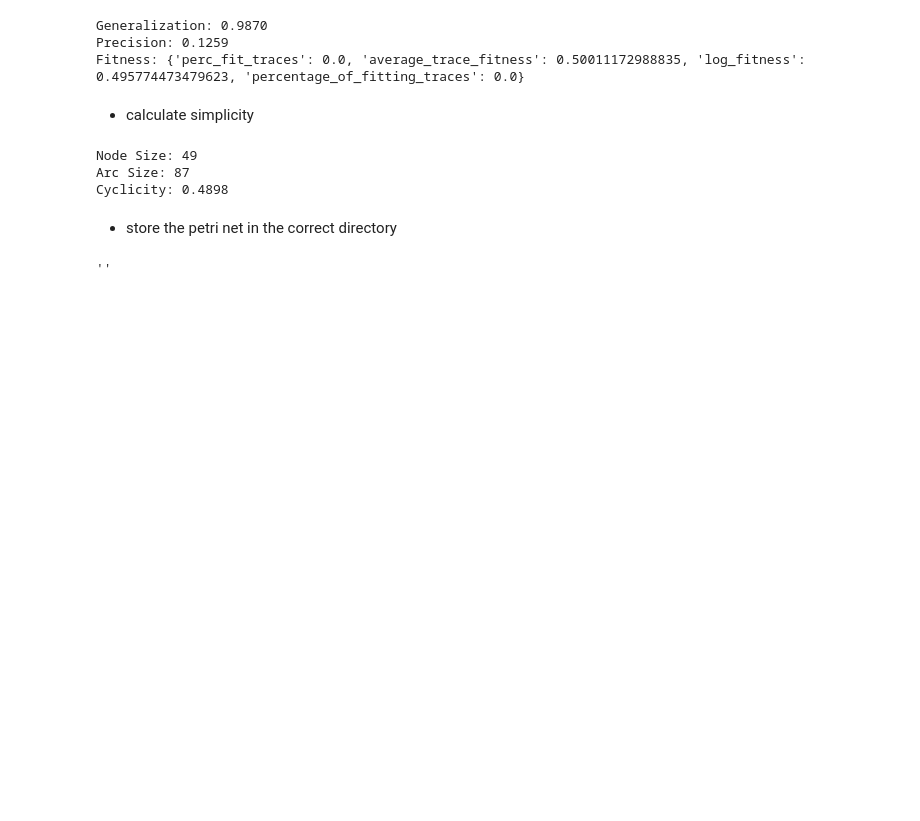
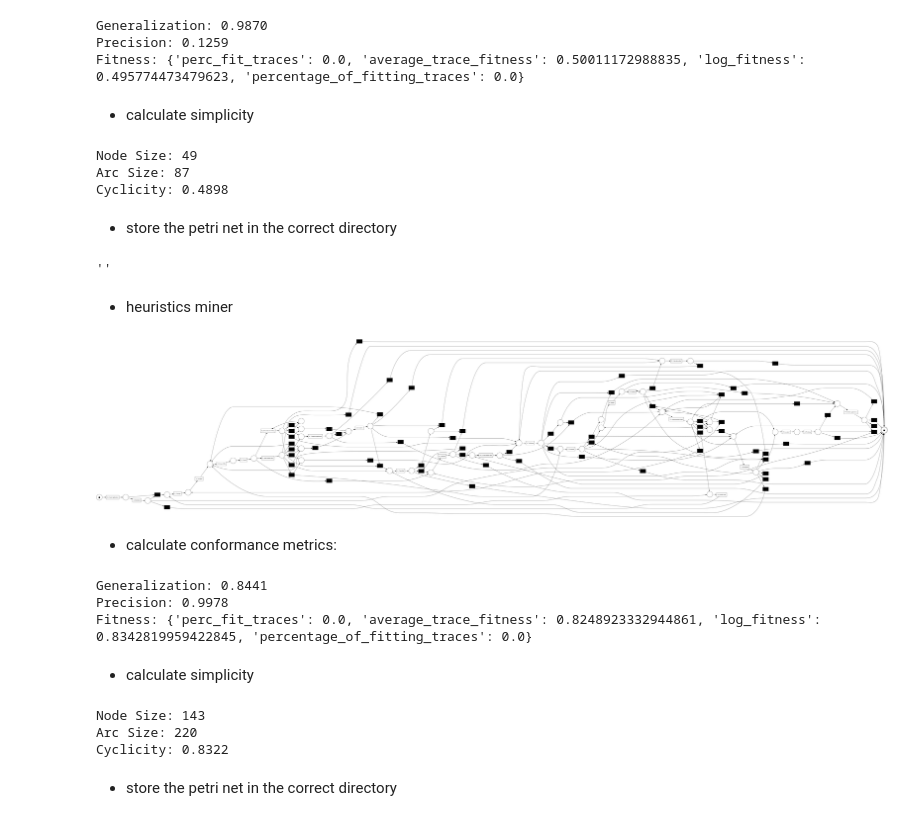
Before and after one commit to danielsich/BPIC_17_Data2Process, a Jupyter notebook: notebooks/process_model_creation_validation.ipynb, the cells around one changed output. Drawn from its saved outputs; the diff is of its cells as text; code cells hidden in the pictures; blank space fills up the shorter version.

Commit message:
heuristics miner

```diff
--- a/notebooks/process_model_creation_validation.ipynb
+++ b/notebooks/process_model_creation_validation.ipynb
@@ -222,2 +222,37 @@ pm4py.save_vis_petri_net(net, initial_marking, final_marking, full_path)
 # %% [output]
 ''
+# %% [markdown]
+- heuristics miner
+# %%
+heuristics_all_net, heuristics_all_initial_marking, heuristics_all_final_marking = pm4py.discover_petri_net_heuristics(event_log)
+pm4py.view_petri_net(heuristics_all_net, heuristics_all_initial_marking, heuristics_all_final_marking)
+# %% [output]
+[figure, added]
+# %% [markdown]
+- calculate conformance metrics:
+# %%
+heuristics_generalization_all = pm4py.algo.evaluation.generalization.variants.token_based.apply(event_log, heuristics_all_net, heuristics_all_initial_marking, heuristics_all_final_marking)
+heuristics_precision_all = pm4py.algo.evaluation.precision.variants.etconformance_token.apply(event_log, heuristics_all_net, heuristics_all_initial_marking, heuristics_all_final_marking)
+heuristics_fitness_all = pm4py.algo.evaluation.replay_fitness.variants.token_replay.apply(event_log, heuristics_all_net, heuristics_all_initial_marking, heuristics_all_final_marking)
+print(f"Generalization: {heuristics_generalization_all:.4f}")
+print(f"Precision: {heuristics_precision_all:.4f}")
+print(f"Fitness: {heuristics_fitness_all}")
+# %% [output]
+Generalization: 0.8441
+Precision: 0.9978
+Fitness: {'perc_fit_traces': 0.0, 'average_trace_fitness': 0.8248923332944861, 'log_fitness': 0.8342819959422845, 'percentage_of_fitting_traces': 0.0}
+# %% [markdown]
+- calculate simplicity
+# %%
+heuristic_node_size_all = calculate_node_size(heuristics_all_net)
+heuristic_arc_size_all = calculate_arc_size(heuristics_all_net)
+heuristic_cyclicity_all = calculate_cyclicity(heuristics_all_net)
+print(f"Node Size: {heuristic_node_size_all}")
+print(f"Arc Size: {heuristic_arc_size_all}")
+print(f"Cyclicity: {heuristic_cyclicity_all:.4f}")
+# %% [output]
+Node Size: 143
+Arc Size: 220
+Cyclicity: 0.8322
+# %% [markdown]
+- store the petri net in the correct directory
```
Also changed, not shown: parts of 9 cells of this notebook, 3 other files.
